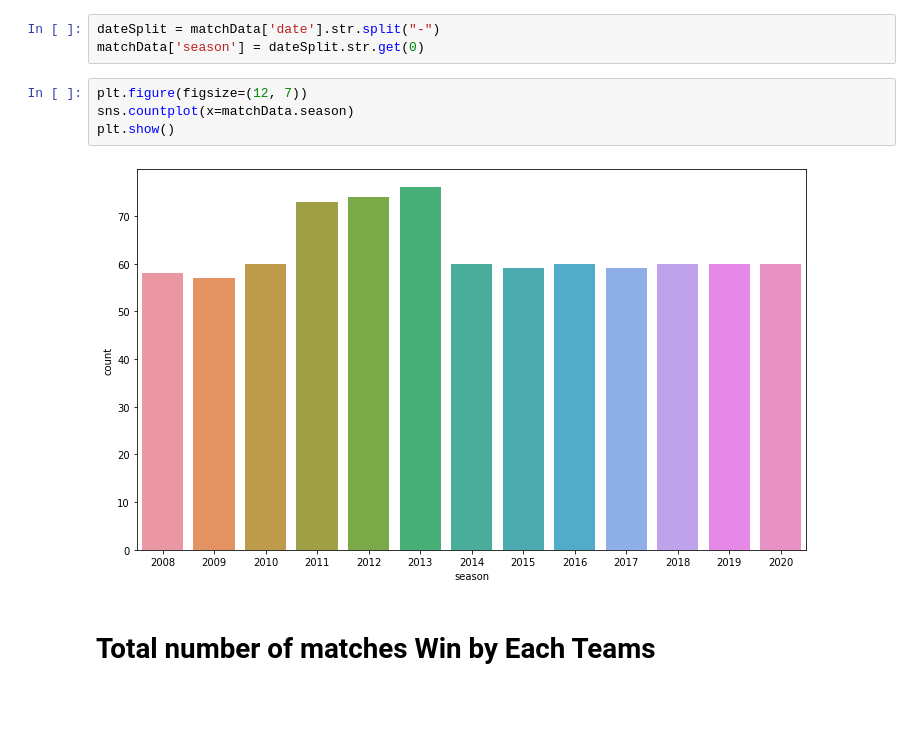
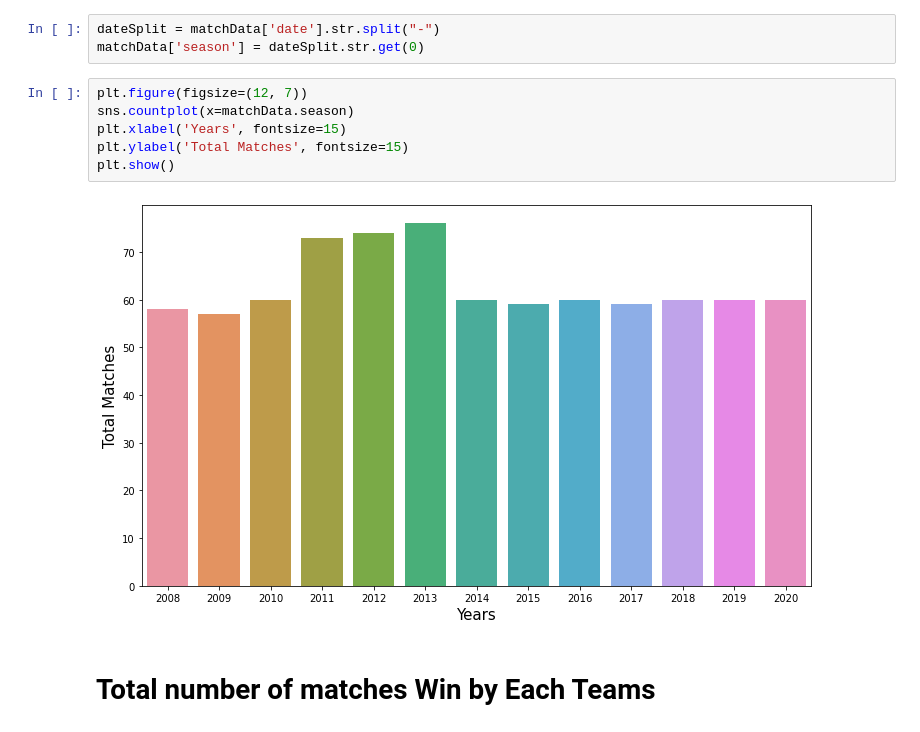
Before and after one commit to subhamyadav580/Data-Analysis-with-IPL-Dataset, a Jupyter notebook: IPL.ipynb, the cells around one changed output. Saved outputs shown, nothing was run; the diff lists cells and outputs as text; blank space fills up the shorter version.

```diff
--- a/IPL.ipynb
+++ b/IPL.ipynb
@@ -350,9 +350,11 @@ matchData['season'] = dateSplit.str.get(0)
 # %%
 plt.figure(figsize=(12, 7))
 sns.countplot(x=matchData.season)
+plt.xlabel('Years', fontsize=15)
+plt.ylabel('Total Matches', fontsize=15)
 plt.show()
 # %% [output]
-[figure, old version]
+[figure, new version]
 # %% [markdown]
 # **Total number of matches Win by Each Teams**
 # %%
```
Also changed, not shown: parts of 2 cells of this notebook.
